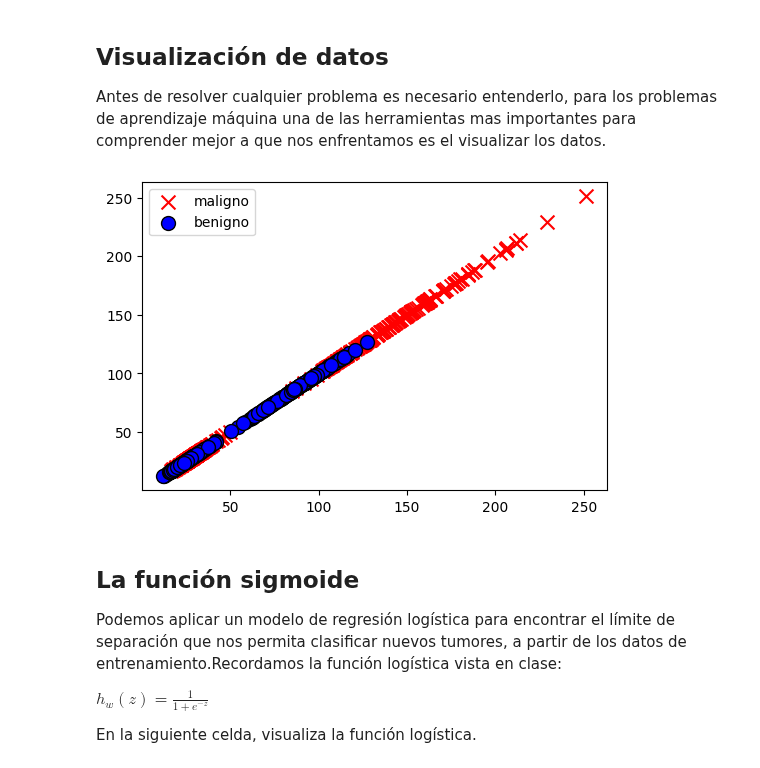
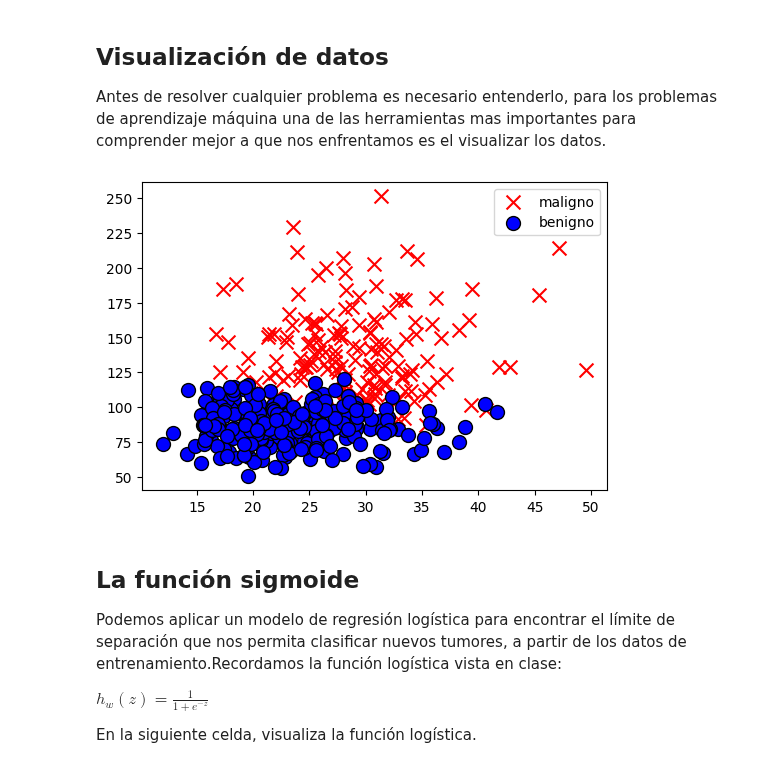
Before and after one commit to israelito123/SI24_LosCapybaros, a Jupyter notebook: src/si24/ejercicios/E04_logistic_reg/logistic_regression.ipynb, the cells around one changed output. Saved outputs shown, nothing was run; the diff lists cells and outputs as text; code cells hidden in the pictures.

```diff
--- a/src/si24/ejercicios/E04_logistic_reg/logistic_regression.ipynb
+++ b/src/si24/ejercicios/E04_logistic_reg/logistic_regression.ipynb
@@ -71,38 +87,39 @@ fig, ax = plt.subplots(figsize=(6,4))
 # Muestra un máximo de dp_to_plot puntos para cada clase
 dp_to_plot = 100
 
 # Grafica los datos malignos
 malignant_entries = data_train[malignant_idcs]
+
 ax.scatter(
     # TODO: Ingresa los datos a graficar
     # ====== Start of solution =====
-    x=malignant_entries,
-    y=malignant_entries,
+    x=malignant_entries[0:,0],
+    y=malignant_entries[0:,1],
     # ====== End of solution =====
     s=100,
     color="r",
     marker="x",
     label="maligno"
 )
 
 # Grafica los datos benignos
 benign_entries = data_train[benign_idcs]
 ax.scatter(
     # TODO: Ingresa los datos a graficar
     # ====== Start of solution =====
-    x = benign_entries,
-    y = benign_entries,
+    x=benign_entries[:,0],
+    y=benign_entries[:,1],
     # ====== End of solution =====
     s=100,
     color="b",
     edgecolor='black',
     marker="o",
     label="benigno"
 )
 plt.legend()
 plt.show()
 # %% [output]
-[figure, old version]
+[figure, new version]
 # %% [markdown]
 ## La función sigmoide
 Podemos aplicar un modelo de regresión logística para encontrar el límite de separación que nos permita clasificar nuevos tumores, a partir de los datos de entrenamiento.Recordamos la función logística vista en clase:
```
Also changed, not shown: parts of 5 cells of this notebook, 1 other file.
